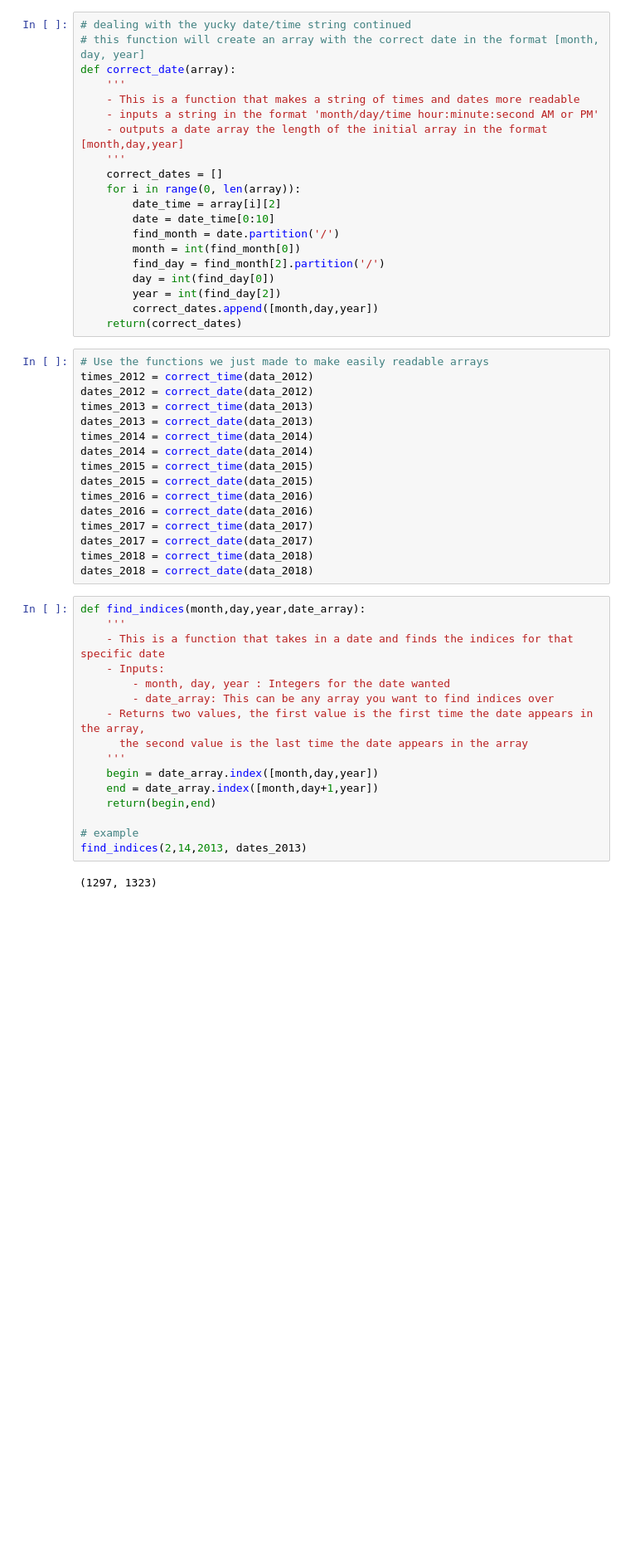
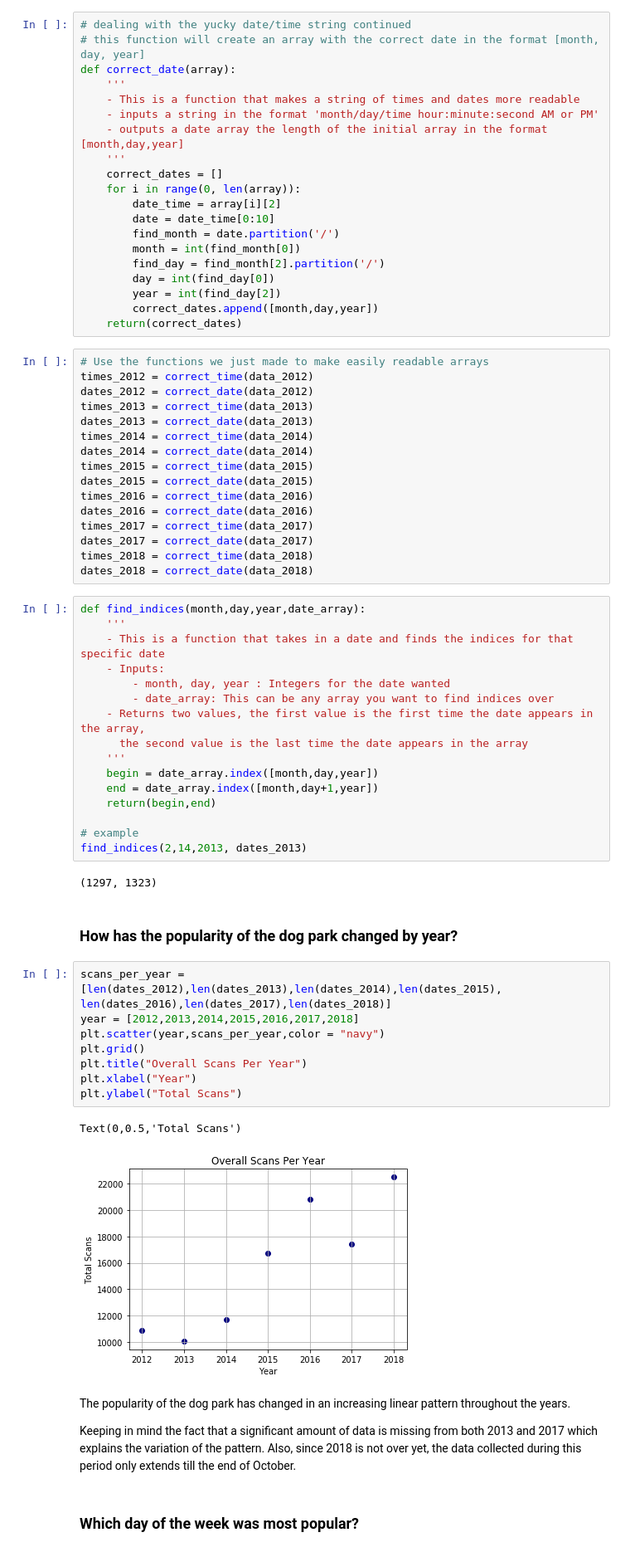
Before and after one commit to cronand3/Dog-Park-Project, a Jupyter notebook: Final_Project_Notebook.ipynb, the cells around one changed output. Shown at 83% size. Drawn from its saved outputs; the diff is of its cells as text; blank space fills up the shorter version.

```diff
--- a/Final_Project_Notebook.ipynb
+++ b/Final_Project_Notebook.ipynb
@@ -122,3 +140,22 @@ def find_indices(month,day,year,date_array):
 find_indices(2,14,2013, dates_2013)
 # %% [output]
 (1297, 1323)
+# %% [markdown]
+### How has the popularity of the dog park changed by year?
+# %%
+scans_per_year = [len(dates_2012),len(dates_2013),len(dates_2014),len(dates_2015), len(dates_2016),len(dates_2017),len(dates_2018)]
+year = [2012,2013,2014,2015,2016,2017,2018]
+plt.scatter(year,scans_per_year,color = "navy")
+plt.grid()
+plt.title("Overall Scans Per Year")
+plt.xlabel("Year")
+plt.ylabel("Total Scans")
+# %% [output]
+Text(0,0.5,'Total Scans')
+[figure, added]
+# %% [markdown]
+The popularity of the dog park has changed in an increasing linear pattern throughout the years.
+
+Keeping in mind the fact that a significant amount of data is missing from both 2013 and 2017 which explains the variation of the pattern. Also, since 2018 is not over yet, the data collected during this period only extends till the end of October.
+# %% [markdown]
+### Which day of the week was most popular?
```
Also changed, not shown: parts of 2 cells of this notebook, 3 other files.
